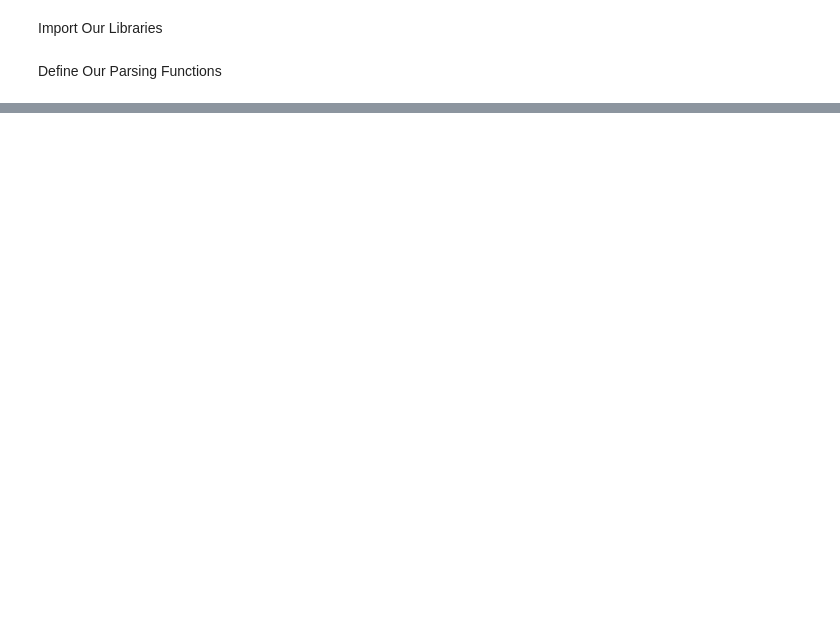
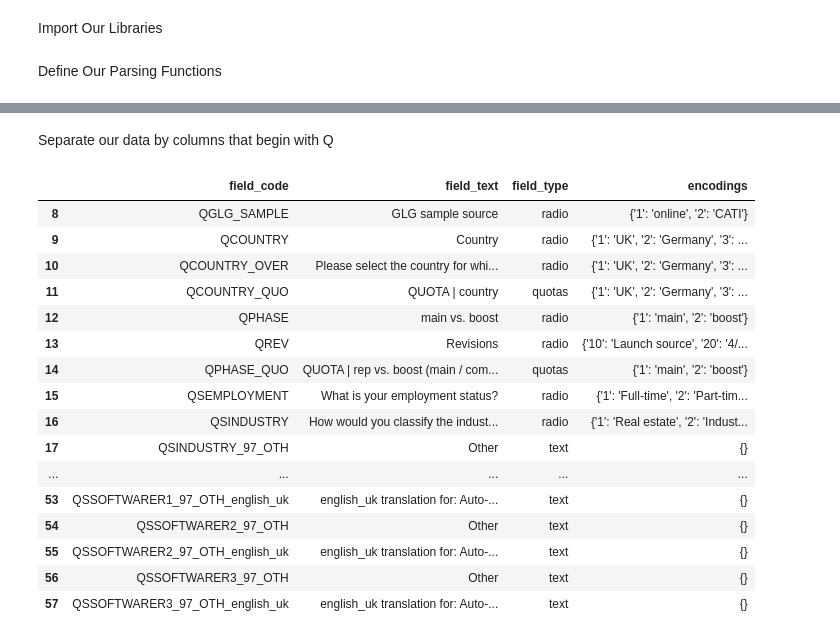
Before and after one commit to OLT2000/Streamlit-main, a Jupyter notebook: data_engineering.ipynb, the cells around one changed output, grey strips where cells are left out. Cells and saved outputs as stored; diff of their text form; code cells hidden in the pictures; blank space fills up the shorter version.

```diff
--- a/data_engineering.ipynb
+++ b/data_engineering.ipynb
@@ -88,0 +121,23 @@ AttributeError: module 'ntpath' has no attribute 'pwd'
+# %% [markdown]
+Separate our data by columns that begin with Q
+# %%
+question_fields = survey_df.loc[survey_df["field_code"].str.startswith("Q")]
+question_fields.head(50)
+# %% [output]
+|  | field_code | field_text | field_type | encodings |
+| 8 | QGLG_SAMPLE | GLG sample source | radio | {'1': 'online', '2': 'CATI'} |
+| 9 | QCOUNTRY | Country | radio | {'1': 'UK', '2': 'Germany', '3': ... |
+| 10 | QCOUNTRY_OVER | Please select the country for whi... | radio | {'1': 'UK', '2': 'Germany', '3': ... |
+| 11 | QCOUNTRY_QUO | QUOTA | country | quotas | {'1': 'UK', '2': 'Germany', '3': ... |
+| 12 | QPHASE | main vs. boost | radio | {'1': 'main', '2': 'boost'} |
+| 13 | QREV | Revisions | radio | {'10': 'Launch source', '20': '4/... |
+| 14 | QPHASE_QUO | QUOTA | rep vs. boost (main / com... | quotas | {'1': 'main', '2': 'boost'} |
+| 15 | QSEMPLOYMENT | What is your employment status? | radio | {'1': 'Full-time', '2': 'Part-tim... |
+| 16 | QSINDUSTRY | How would you classify the indust... | radio | {'1': 'Real estate', '2': 'Indust... |
+| 17 | QSINDUSTRY_97_OTH | Other | text | {} |
+| ... | ... | ... | ... | ... |
+| 53 | QSSOFTWARER1_97_OTH_english_uk | english_uk translation for: Auto-... | text | {} |
+| 54 | QSSOFTWARER2_97_OTH | Other | text | {} |
+| 55 | QSSOFTWARER2_97_OTH_english_uk | english_uk translation for: Auto-... | text | {} |
+| 56 | QSSOFTWARER3_97_OTH | Other | text | {} |
+| 57 | QSSOFTWARER3_97_OTH_english_uk | english_uk translation for: Auto-... | text | {} |
```
Also changed, not shown: parts of 14 cells of this notebook, 1 other file.
